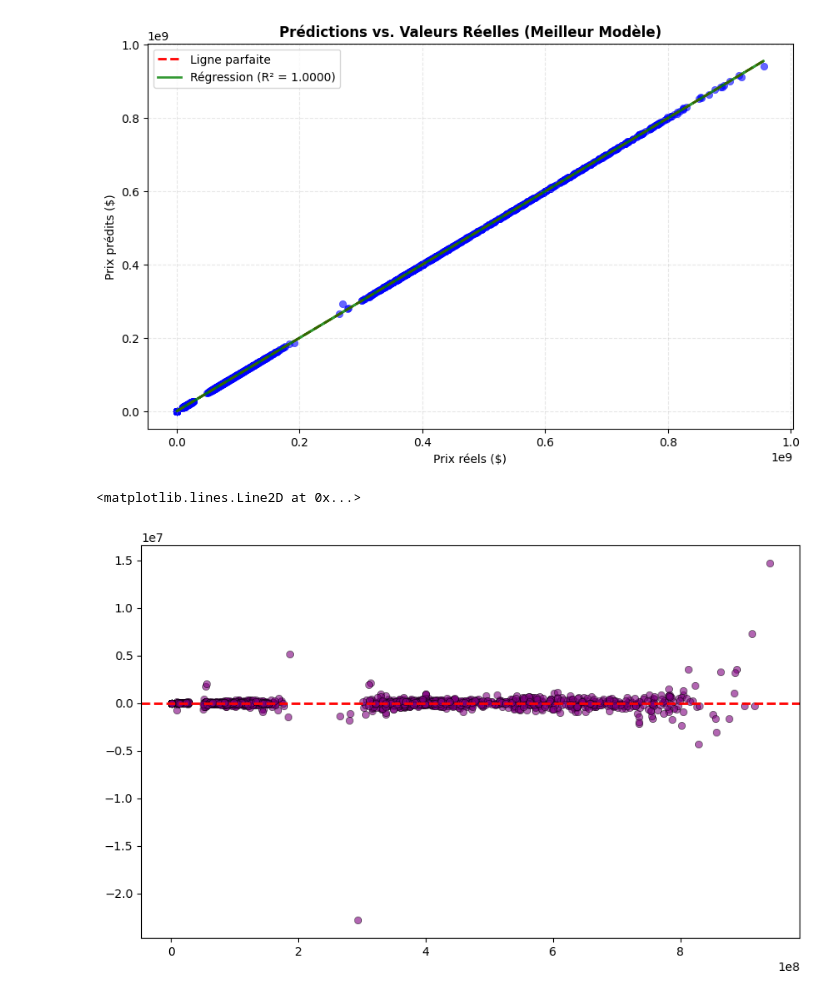
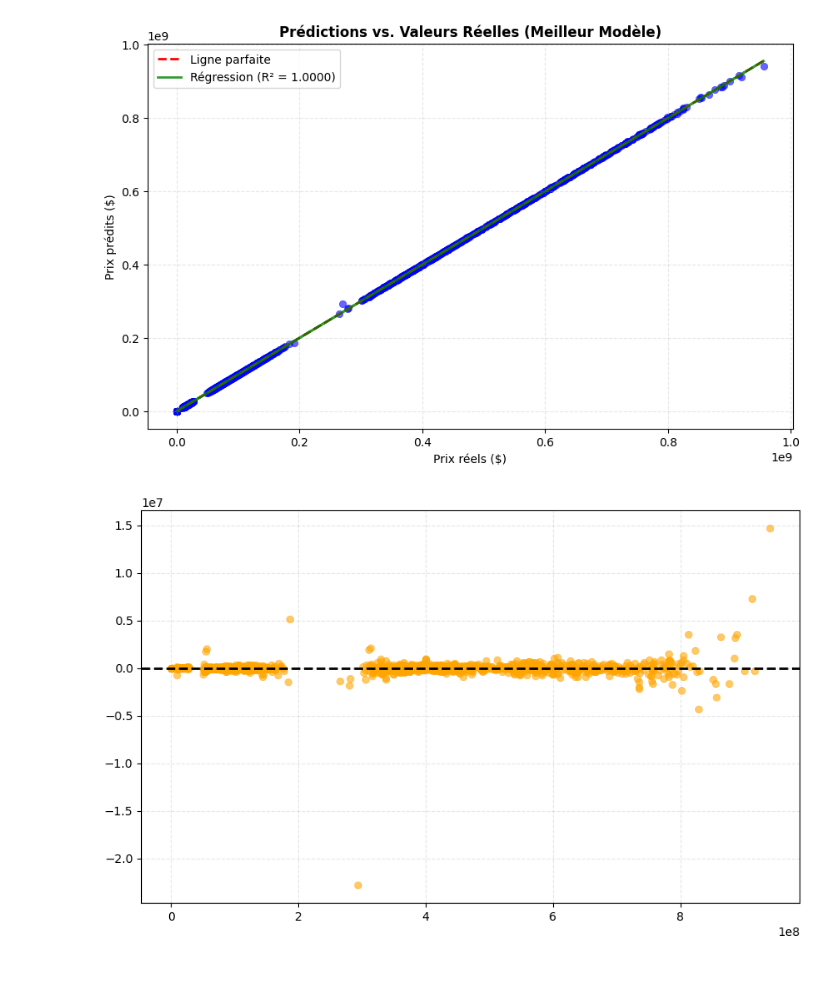
Before and after one commit to Hammilidi/ML_AI_Engineering, a Jupyter notebook: Semaine_3_Projets_ML/airplaneprice.ipynb, the cells around one changed output. Saved outputs shown, nothing was run; the diff lists cells and outputs as text; code cells hidden in the pictures.

Commit message:
MàJ notebook airplane

```diff
--- a/Semaine_3_Projets_ML/airplaneprice.ipynb
+++ b/Semaine_3_Projets_ML/airplaneprice.ipynb
@@ -459,29 +0,0 @@ Name: Prix ($), dtype: float64
-# %%
-def engineer_features(data):
-    df = data.copy()
-
-    # Transformation logarithmique
-    df['log_Prix'] = np.log1p(df['Prix ($)'])
-    df['log_Consommation'] = np.log1p(df['Consommation de carburant (L/h)'])
-    df['log_Cout_Maintenance'] = np.log1p(df['Coût de maintenance horaire ($)'])
-
-    # Ratios importants
-    df['Prix_par_siege'] = df['Prix ($)'] / df['Capacité']
-    df['Efficacite'] = df['Autonomie (km)'] / df['Consommation de carburant (L/h)']
-
-    return df
-
-def create_categorical_features(data):
-    df = data.copy()
-
-    # Crée la colonne 'Catégorie_Capacité' basée sur la capacité
-    bins = [0, 50, 150, 300, np.inf]
-    labels = ['Petit', 'Moyen', 'Grand', 'Très Grand']
-    df['Catégorie_Capacité'] = pd.cut(df['Capacité'], bins=bins, labels=labels, right=False)
-
-    return df
-
-
-# Application du feature engineering
-data_engineered = engineer_features(data)
-data_engineered = create_categorical_features(data_engineered)
@@ -1385,11 +579,12 @@ plt.show()
 # %%
 # Visualisation de l'homoscédasticité (résidus vs. prédictions)
 residuals = y_test - y_pred_best
 
 plt.figure(figsize=(10, 6))
-plt.scatter(y_pred_best, residuals, alpha=0.6, color='purple', edgecolors='black', linewidth=0.5)
-plt.axhline(y=0, color='red', linestyle='--', linewidth=2)
+plt.scatter(y_pred_best, residuals, alpha=0.6, color='orange', linewidth=0.5)
+plt.axhline(y=0, color='black', linestyle='--', linewidth=2)
+plt.grid(True, linestyle='--', alpha=0.3)
+plt.savefig("plots/airplane_price/homoscedasticity.png", dpi=300, bbox_inches='tight')
 # %% [output]
-<matplotlib.lines.Line2D at 0x...>
-[figure, old version]
+[figure, new version]
 # %%
```
Also changed, not shown: parts of 29 cells of this notebook.
